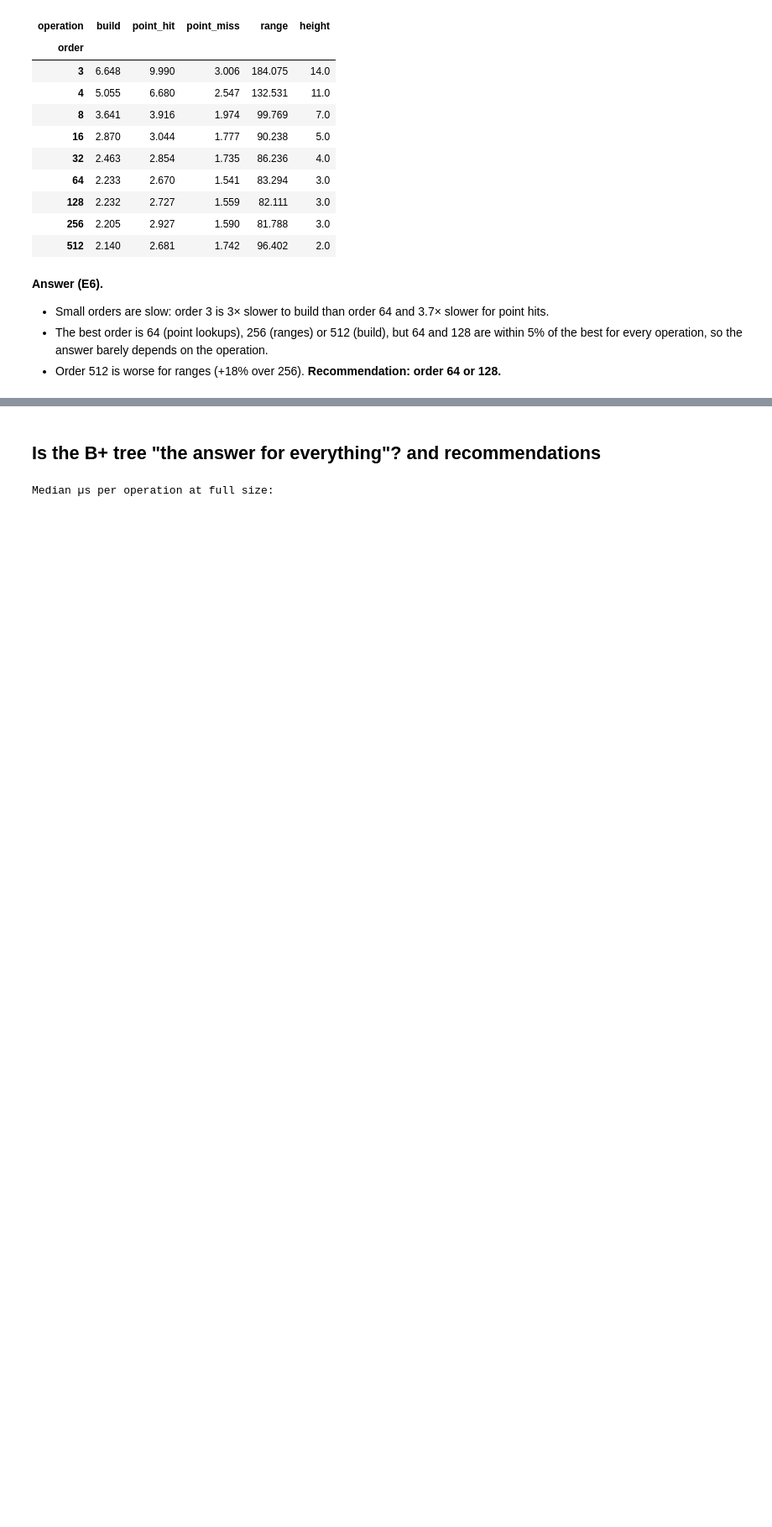
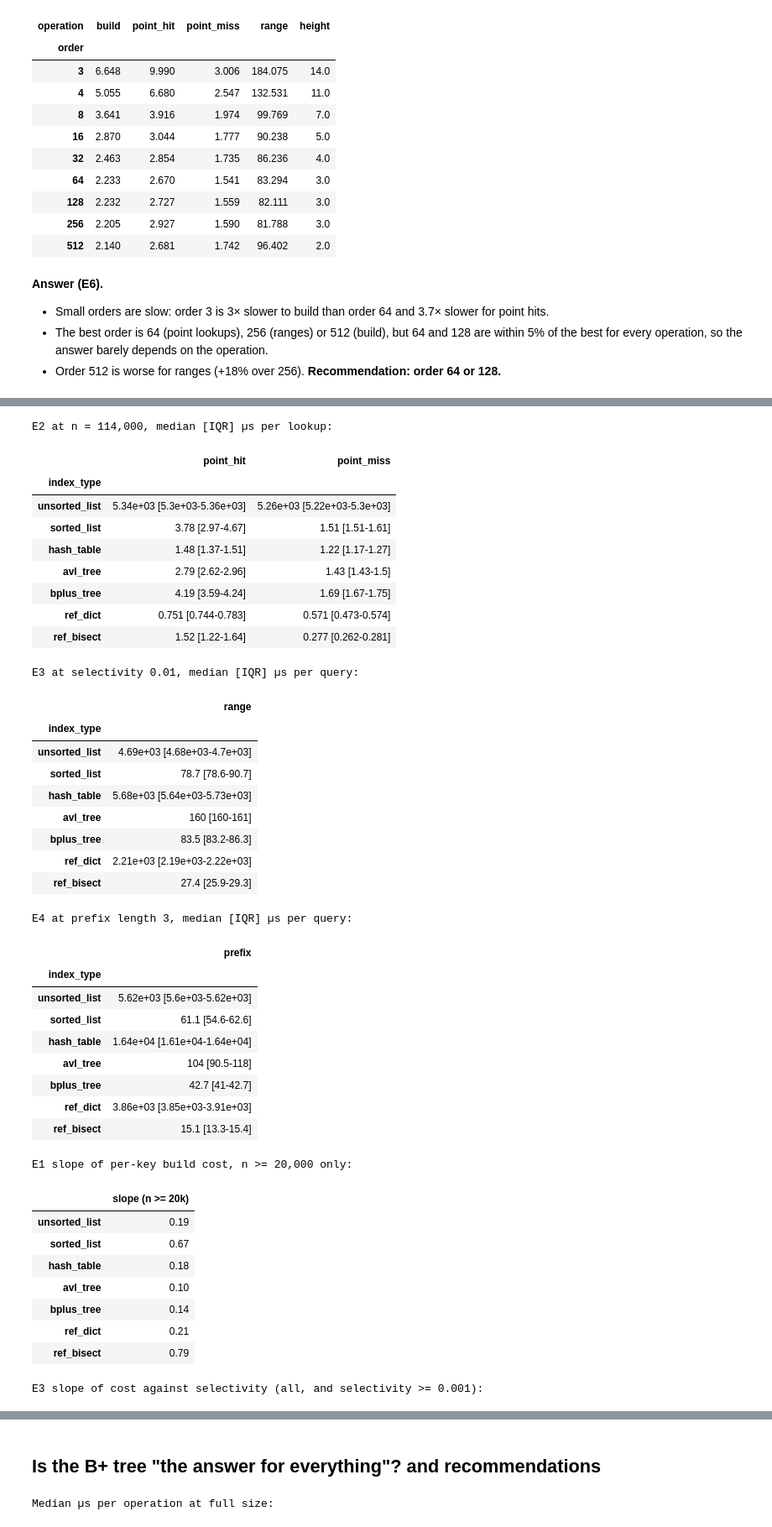
Before and after one commit to hugobutcher/ds4300-gp1, a Jupyter notebook: analysis/results_and_hardware.ipynb, the cells around one changed output, grey strips where cells are left out. Shown at 84% size. Drawn from its saved outputs; the diff is of its cells as text; code cells hidden in the pictures; blank space fills up the shorter version.

```diff
--- a/analysis/results_and_hardware.ipynb
+++ b/analysis/results_and_hardware.ipynb
@@ -353,0 +356,74 @@ display(t6.round(3))
+# %%
+def med_iqr(rows, by):
+    """Median [25th-75th percentile] of µs per op across reps, as text."""
+    q = rows.groupby(by).us_per_op.quantile([0.25, 0.5, 0.75]).unstack()
+    return q.apply(lambda r: f"{r[0.5]:,.3g} [{r[0.25]:,.3g}-{r[0.75]:,.3g}]", axis=1)
+
+n = E.n_keys.max()
+print("E2 at n = 114,000, median [IQR] µs per lookup:")
+display(pd.DataFrame({op: med_iqr(e2[(e2.n_keys == n) & (e2.operation == op)], "index_type")
+                      for op in ["point_hit", "point_miss"]}).reindex(ORDER))
+print("E3 at selectivity 0.01, median [IQR] µs per query:")
+display(med_iqr(e3[e3.operation_param == 0.01], "index_type").reindex(ORDER).to_frame("range"))
+print("E4 at prefix length 3, median [IQR] µs per query:")
+display(med_iqr(e4[e4.operation_param == 3], "index_type").reindex(ORDER).to_frame("prefix"))
+
+print("E1 slope of per-key build cost, n >= 20,000 only:")
+display(loglog_slope(e1[e1.n_keys >= 20_000], "n_keys").round(2).to_frame("slope (n >= 20k)"))
+
+print("E3 slope of cost against selectivity (all, and selectivity >= 0.001):")
+display(pd.DataFrame({"all": loglog_slope(e3, "operation_param"),
+                      ">= 0.001": loglog_slope(e3[e3.operation_param >= 0.001], "operation_param")}).round(2))
+
+# Extrapolated selectivity where an ordered index would cost as much as an unsorted scan.
+t3 = median_table(e3, "operation_param")
+s3 = loglog_slope(e3[e3.operation_param >= 0.001], "operation_param")
+top = t3.index.max()
+for i in ["avl_tree", "sorted_list", "bplus_tree"]:
+    x = top * (t3.loc[top, "unsorted_list"] / t3.loc[top, i]) ** (1 / s3[i])
+    print(f"{i}: would match an unsorted scan at selectivity ≈ {x:.2f} (extrapolated, beyond measured data)")
+
+t4 = median_table(e4, "operation_param")
+print("\nE4 speedup from prefix length 1 to 5 (median at length 1 ÷ median at length 5):")
+display((t4.loc[1] / t4.loc[5]).round(1).to_frame("speedup"))
+# %% [output]
+E2 at n = 114,000, median [IQR] µs per lookup:
+|  | point_hit | point_miss |
+| index_type |  |  |
+| unsorted_list | 5.34e+03 [5.3e+03-5.36e+03] | 5.26e+03 [5.22e+03-5.3e+03] |
+| sorted_list | 3.78 [2.97-4.67] | 1.51 [1.51-1.61] |
+| hash_table | 1.48 [1.37-1.51] | 1.22 [1.17-1.27] |
+| avl_tree | 2.79 [2.62-2.96] | 1.43 [1.43-1.5] |
+| bplus_tree | 4.19 [3.59-4.24] | 1.69 [1.67-1.75] |
+| ref_dict | 0.751 [0.744-0.783] | 0.571 [0.473-0.574] |
+| ref_bisect | 1.52 [1.22-1.64] | 0.277 [0.262-0.281] |
+E3 at selectivity 0.01, median [IQR] µs per query:
+|  | range |
+| index_type |  |
+| unsorted_list | 4.69e+03 [4.68e+03-4.7e+03] |
+| sorted_list | 78.7 [78.6-90.7] |
+| hash_table | 5.68e+03 [5.64e+03-5.73e+03] |
+| avl_tree | 160 [160-161] |
+| bplus_tree | 83.5 [83.2-86.3] |
+| ref_dict | 2.21e+03 [2.19e+03-2.22e+03] |
+| ref_bisect | 27.4 [25.9-29.3] |
+E4 at prefix length 3, median [IQR] µs per query:
+|  | prefix |
+| index_type |  |
+| unsorted_list | 5.62e+03 [5.6e+03-5.62e+03] |
+| sorted_list | 61.1 [54.6-62.6] |
+| hash_table | 1.64e+04 [1.61e+04-1.64e+04] |
+| avl_tree | 104 [90.5-118] |
+| bplus_tree | 42.7 [41-42.7] |
+| ref_dict | 3.86e+03 [3.85e+03-3.91e+03] |
+| ref_bisect | 15.1 [13.3-15.4] |
+E1 slope of per-key build cost, n >= 20,000 only:
+|  | slope (n >= 20k) |
+| unsorted_list | 0.19 |
+| sorted_list | 0.67 |
+| hash_table | 0.18 |
+| avl_tree | 0.10 |
+| bplus_tree | 0.14 |
+| ref_dict | 0.21 |
+| ref_bisect | 0.79 |
+E3 slope of cost against selectivity (all, and selectivity >= 0.001):
```
Also changed, not shown: parts of 2 cells of this notebook.
